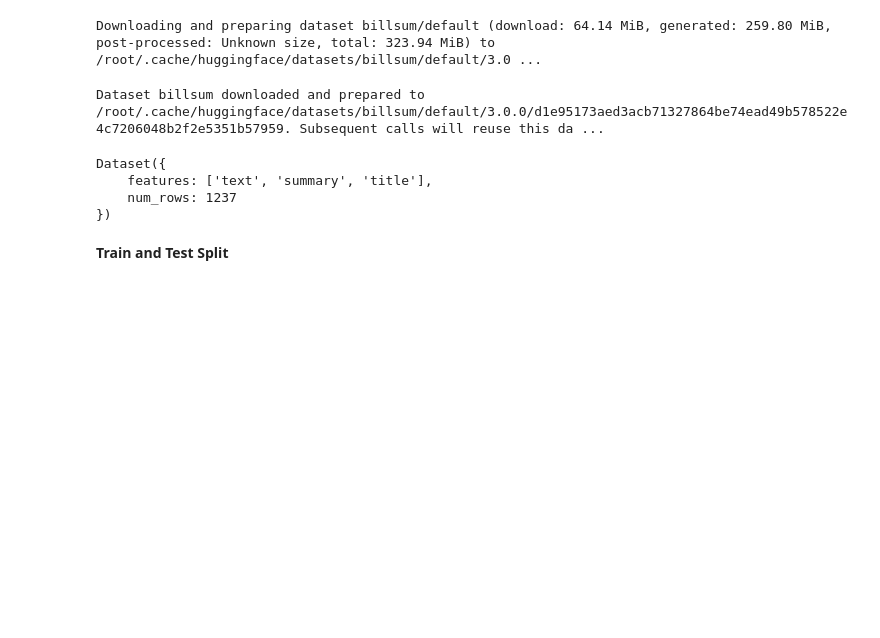
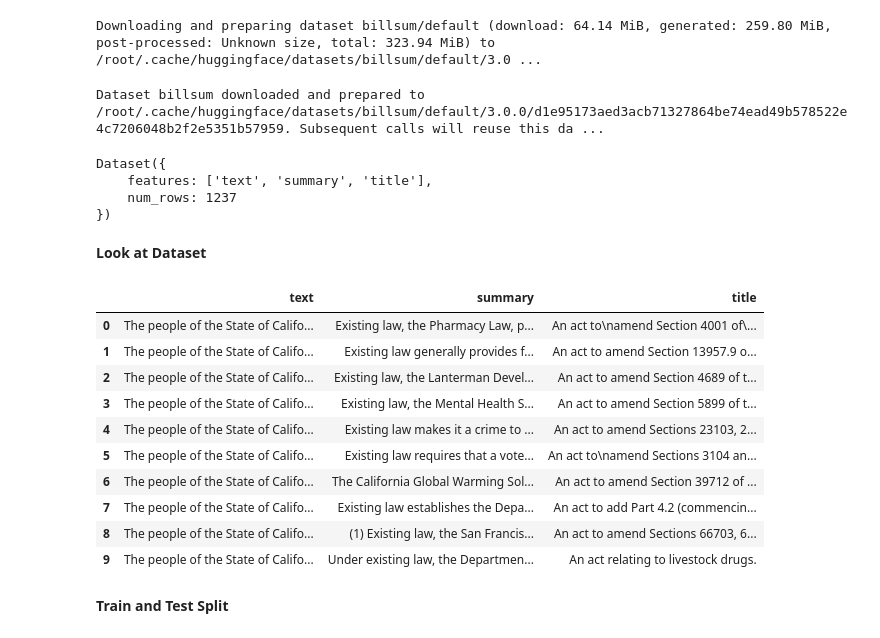
Before and after one commit to sahug/ds-bert, a Jupyter notebook: BERT NLP - Text Summarization using BERT.ipynb, the cells around one changed output. Drawn from its saved outputs; the diff is of its cells as text; code cells hidden in the pictures; blank space fills up the shorter version.

```diff
--- a/BERT NLP - Text Summarization using BERT.ipynb
+++ b/BERT NLP - Text Summarization using BERT.ipynb
@@ -28,6 +28,49 @@ Dataset({
     features: ['text', 'summary', 'title'],
     num_rows: 1237
 })
+# %% [markdown]
+**Look at Dataset**
+# %%
+from datasets import ClassLabel, Sequence
+import random
+import pandas as pd
+from IPython.display import display, HTML
+
+
+def show_random_elements(dataset, num_examples=10):
+    assert num_examples <= len(
+        dataset
+    ), "Can't pick more elements than there are in the dataset."
+    picks = []
+    for _ in range(num_examples):
+        pick = random.randint(0, len(dataset) - 1)
+        while pick in picks:
+            pick = random.randint(0, len(dataset) - 1)
+        picks.append(pick)
+
+    df = pd.DataFrame(dataset[picks])
+    for column, typ in dataset.features.items():
+        if isinstance(typ, ClassLabel):
+            df[column] = df[column].transform(lambda i: typ.names[i])
+        elif isinstance(typ, Sequence) and isinstance(typ.feature, ClassLabel):
+            df[column] = df[column].transform(
+                lambda x: [typ.feature.names[i] for i in x]
+            )
+    display(HTML(df.to_html()))
+# %%
+show_random_elements(billsum)
+# %% [output]
+|  | text | summary | title |
+| 0 | The people of the State of Califo... | Existing law, the Pharmacy Law, p... | An act to\namend Section 4001 of\... |
+| 1 | The people of the State of Califo... | Existing law generally provides f... | An act to amend Section 13957.9 o... |
+| 2 | The people of the State of Califo... | Existing law, the Lanterman Devel... | An act to amend Section 4689 of t... |
+| 3 | The people of the State of Califo... | Existing law, the Mental Health S... | An act to amend Section 5899 of t... |
+| 4 | The people of the State of Califo... | Existing law makes it a crime to ... | An act to amend Sections 23103, 2... |
+| 5 | The people of the State of Califo... | Existing law requires that a vote... | An act to\namend Sections 3104 an... |
+| 6 | The people of the State of Califo... | The California Global Warming Sol... | An act to amend Section 39712 of ... |
+| 7 | The people of the State of Califo... | Existing law establishes the Depa... | An act to add Part 4.2 (commencin... |
+| 8 | The people of the State of Califo... | (1) Existing law, the San Francis... | An act to amend Sections 66703, 6... |
+| 9 | The people of the State of Califo... | Under existing law, the Departmen... | An act relating to livestock drugs. |
 # %% [markdown]
 **Train and Test Split**
 # %%
```
Also changed, not shown: parts of 2 cells of this notebook.
